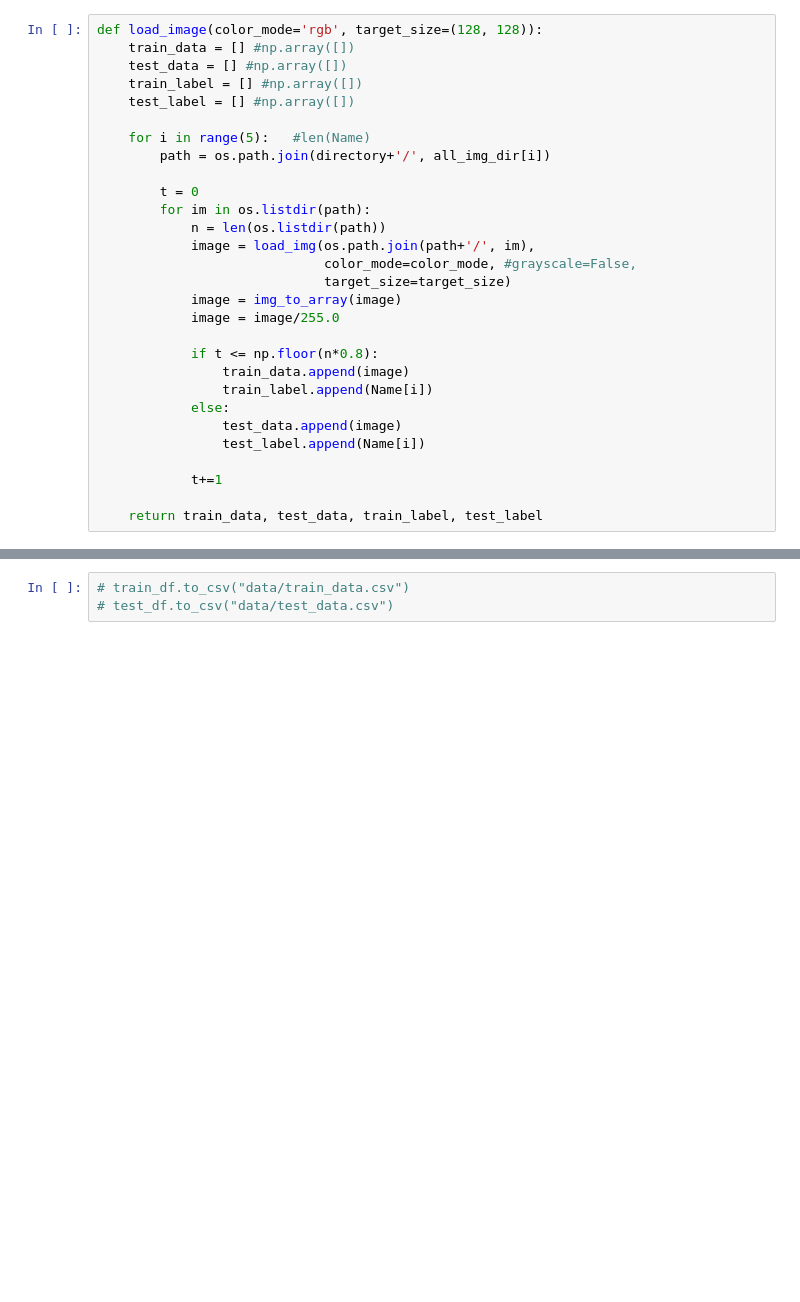
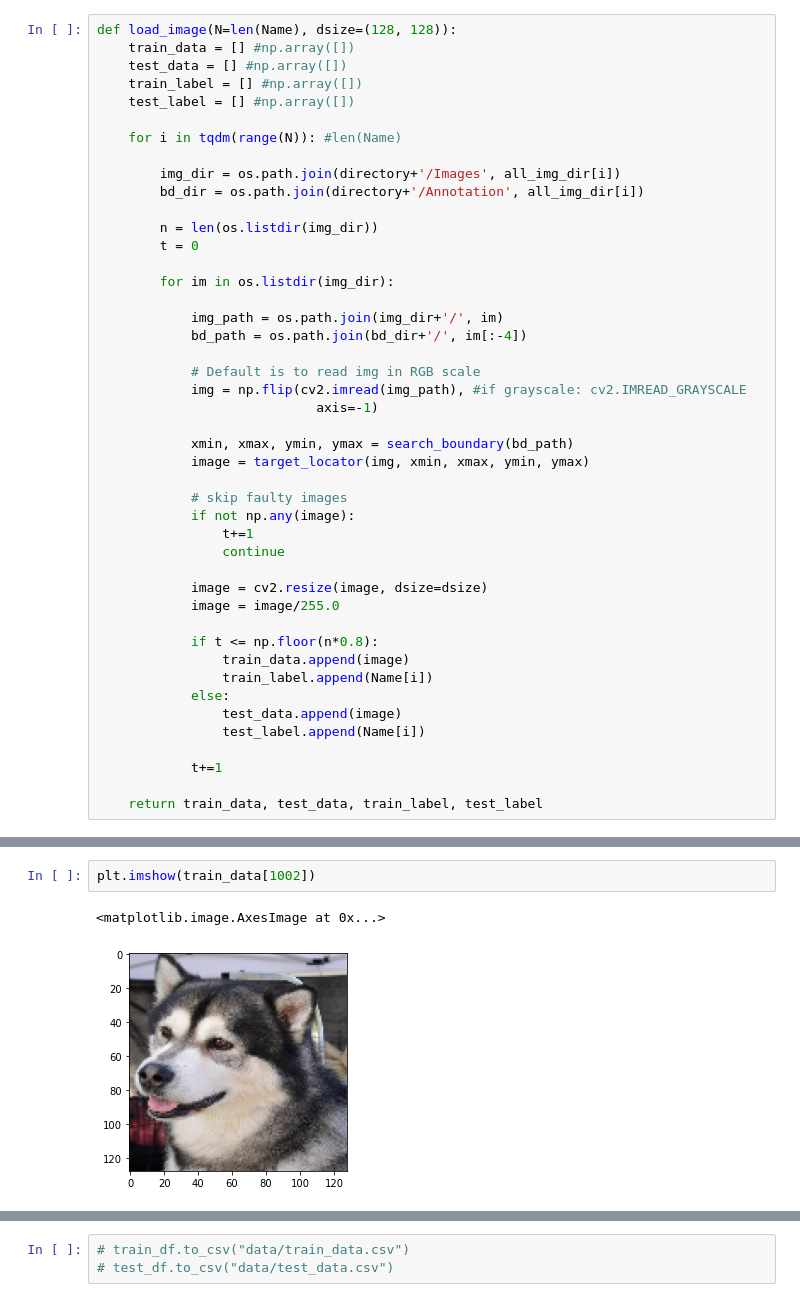
Before and after one commit to COGS118A/Group026-Sp22, a Jupyter notebook: image processing.ipynb, the cells around one changed output, grey strips where cells are left out. Cells and saved outputs as stored; diff of their text form; blank space fills up the shorter version.

```diff
--- a/image processing.ipynb
+++ b/image processing.ipynb
@@ -48,20 +81,36 @@ len(Name)
 # %%
-def load_image(color_mode='rgb', target_size=(128, 128)):
+def load_image(N=len(Name), dsize=(128, 128)):
     train_data = [] #np.array([])
     test_data = [] #np.array([])
     train_label = [] #np.array([])
     test_label = [] #np.array([])
 
-    for i in range(5):   #len(Name)
-        path = os.path.join(directory+'/', all_img_dir[i])
+    for i in tqdm(range(N)): #len(Name)
 
+        img_dir = os.path.join(directory+'/Images', all_img_dir[i])
+        bd_dir = os.path.join(directory+'/Annotation', all_img_dir[i])
+
+        n = len(os.listdir(img_dir))
         t = 0
-        for im in os.listdir(path):
-            n = len(os.listdir(path))
-            image = load_img(os.path.join(path+'/', im),
-                             color_mode=color_mode, #grayscale=False,
-                             target_size=target_size)
-            image = img_to_array(image)
+
+        for im in os.listdir(img_dir):
+
+            img_path = os.path.join(img_dir+'/', im)
+            bd_path = os.path.join(bd_dir+'/', im[:-4])
+
+            # Default is to read img in RGB scale
+            img = np.flip(cv2.imread(img_path), #if grayscale: cv2.IMREAD_GRAYSCALE
+                            axis=-1)
+
+            xmin, xmax, ymin, ymax = search_boundary(bd_path)
+            image = target_locator(img, xmin, xmax, ymin, ymax)
+
+            # skip faulty images
+            if not np.any(image):
+                t+=1
+                continue
+
+            image = cv2.resize(image, dsize=dsize)
             image = image/255.0
 
             if t <= np.floor(n*0.8):
@@ -89 +134,6 @@ train_data, test_data, train_label, test_label = load_image(color_mode='grayscal
+# %%
+plt.imshow(train_data[1002])
+# %% [output]
+<matplotlib.image.AxesImage at 0x...>
+[figure, added]
 # %%
```
Also changed, not shown: parts of 47 cells of this notebook.
